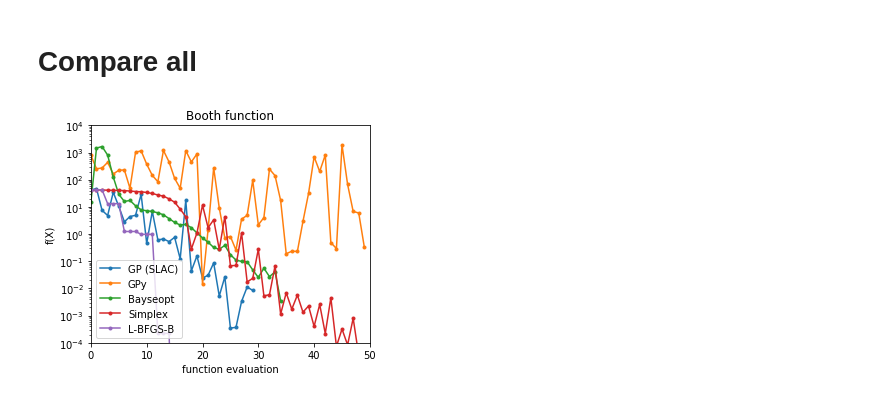
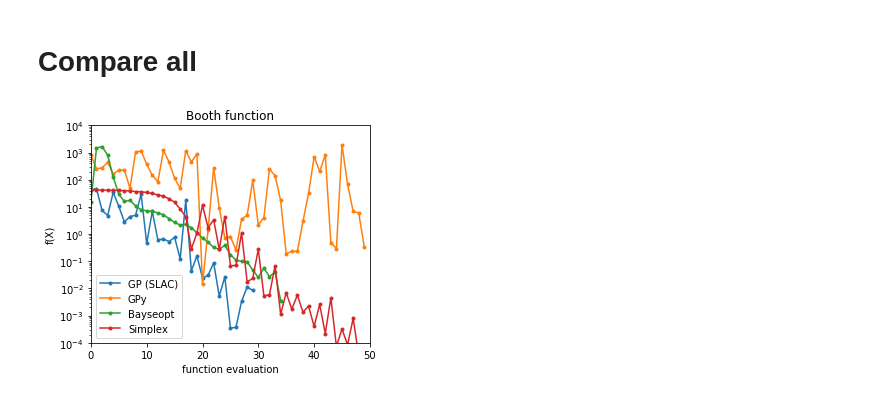
Before and after one commit to adkoo/Bayesian-optimization-using-Gaussian-Process, a Jupyter notebook: example notebooks/Opt_Comparison_Booth_func.ipynb, the cells around one changed output. Drawn from its saved outputs; the diff is of its cells as text; code cells hidden in the pictures.

```diff
--- a/example notebooks/Opt_Comparison_Booth_func.ipynb
+++ b/example notebooks/Opt_Comparison_Booth_func.ipynb
@@ -224,15 +220,15 @@ Number of function evaluations 21
 # %%
 f = plt.figure(figsize=(5,4));  plt.xlabel('function evaluation'); plt.ylabel('f(X)')
 plt.plot(y_gp,marker='.',linestyle='-',label='GP (SLAC)');
 # plt.plot(y_gpy.Y_best,marker='.',linestyle='-',label='GPy, best');
 plt.plot(y_gpy.get_evaluations()[1],marker='.',linestyle='-',label='GPy');
 plt.plot(y_bo,marker='.',linestyle='-',label='Bayseopt');
 plt.plot(y_simplex,marker='.',linestyle='-',label='Simplex');
-plt.plot(y_LBFGSB,marker='.',linestyle='-',label='L-BFGS-B');
+# plt.plot(y_LBFGSB,marker='.',linestyle='-',label='L-BFGS-B');
 plt.legend(fontsize = 10);
 plt.xlim([0,50]);
 plt.yscale('log');
 plt.ylim([10**-4,10**4]);
 plt.title('Booth function');
 # %% [output]
-[figure, old version]
+[figure, new version]
```
Also changed, not shown: parts of 1 cell of this notebook, 1 other file.
